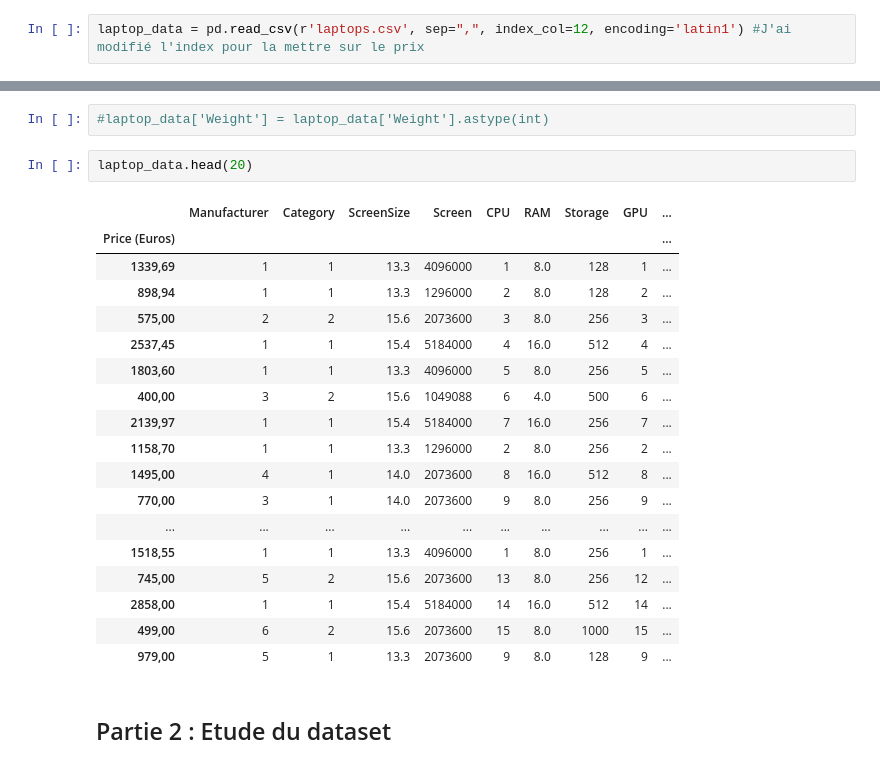
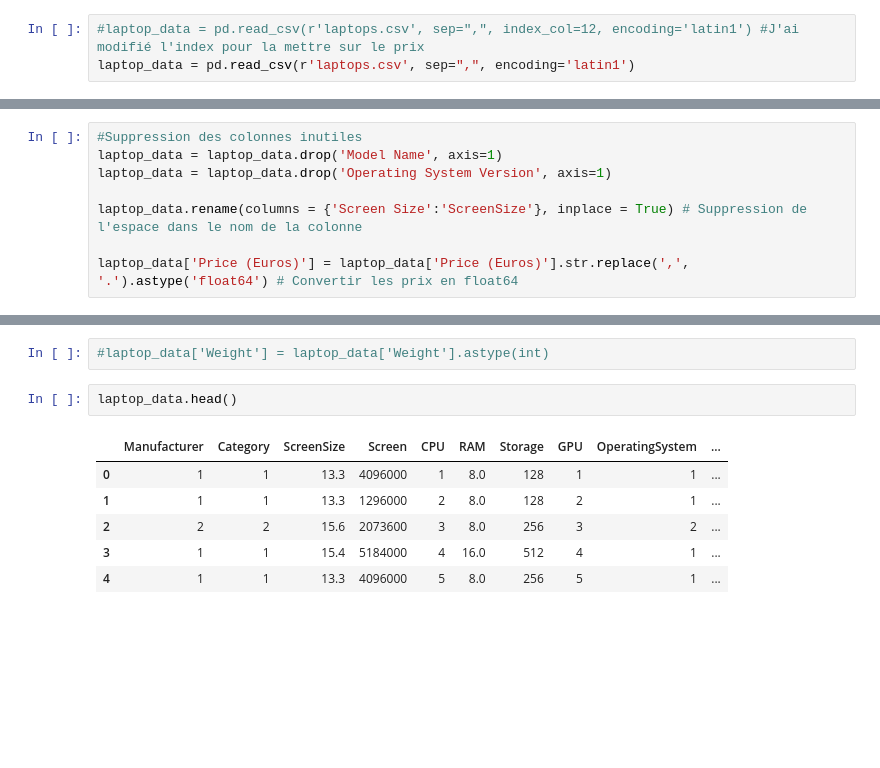
Before and after one commit to SnowZucc/Laptops-Data-Regression, a Jupyter notebook: data_analysis.ipynb, the cells around one changed output, grey strips where cells are left out. Saved outputs shown, nothing was run; the diff lists cells and outputs as text; blank space fills up the shorter version.

Commit message:
Reorganization & beggining of data analysis

```diff
--- a/data_analysis.ipynb
+++ b/data_analysis.ipynb
@@ -12,4 +12,5 @@ import re #Module expressions régulières pour modifier certaines colones
 # %% [markdown]
 ### Ouverture
 # %%
-laptop_data = pd.read_csv(r'laptops.csv', sep=",", index_col=12, encoding='latin1') #J'ai modifié l'index pour la mettre sur le prix
+#laptop_data = pd.read_csv(r'laptops.csv', sep=",", index_col=12, encoding='latin1') #J'ai modifié l'index pour la mettre sur le prix
+laptop_data = pd.read_csv(r'laptops.csv', sep=",", encoding='latin1')
@@ -16,3 +19,11 @@ laptop_data = pd.read_csv(r'laptops.csv', sep=",", index_col=12, encoding='latin
+# %%
+#Suppression des colonnes inutiles
+laptop_data = laptop_data.drop('Model Name', axis=1)
+laptop_data = laptop_data.drop('Operating System Version', axis=1)
+
+laptop_data.rename(columns = {'Screen Size':'ScreenSize'}, inplace = True) # Suppression de l'espace dans le nom de la colonne
+
+laptop_data['Price (Euros)'] = laptop_data['Price (Euros)'].str.replace(',', '.').astype('float64') # Convertir les prix en float64
 # %%
 laptop_data.head()
 # %% [output]
@@ -244,25 +300,11 @@ laptop_data[' Storage'] = laptop_data[' Storage'].replace(Storage_mapping)
 # %%
 #laptop_data['Weight'] = laptop_data['Weight'].astype(int)
 # %%
-laptop_data.head(20)
+laptop_data.head()
 # %% [output]
-|  | Manufacturer | Category | ScreenSize | Screen | CPU | RAM | Storage | GPU | ... |
-| Price (Euros) |  |  |  |  |  |  |  |  | ... |
-| 1339,69 | 1 | 1 | 13.3 | 4096000 | 1 | 8.0 | 128 | 1 | ... |
-| 898,94 | 1 | 1 | 13.3 | 1296000 | 2 | 8.0 | 128 | 2 | ... |
-| 575,00 | 2 | 2 | 15.6 | 2073600 | 3 | 8.0 | 256 | 3 | ... |
-| 2537,45 | 1 | 1 | 15.4 | 5184000 | 4 | 16.0 | 512 | 4 | ... |
-| 1803,60 | 1 | 1 | 13.3 | 4096000 | 5 | 8.0 | 256 | 5 | ... |
-| 400,00 | 3 | 2 | 15.6 | 1049088 | 6 | 4.0 | 500 | 6 | ... |
-| 2139,97 | 1 | 1 | 15.4 | 5184000 | 7 | 16.0 | 256 | 7 | ... |
-| 1158,70 | 1 | 1 | 13.3 | 1296000 | 2 | 8.0 | 256 | 2 | ... |
-| 1495,00 | 4 | 1 | 14.0 | 2073600 | 8 | 16.0 | 512 | 8 | ... |
-| 770,00 | 3 | 1 | 14.0 | 2073600 | 9 | 8.0 | 256 | 9 | ... |
-| ... | ... | ... | ... | ... | ... | ... | ... | ... | ... |
-| 1518,55 | 1 | 1 | 13.3 | 4096000 | 1 | 8.0 | 256 | 1 | ... |
-| 745,00 | 5 | 2 | 15.6 | 2073600 | 13 | 8.0 | 256 | 12 | ... |
-| 2858,00 | 1 | 1 | 15.4 | 5184000 | 14 | 16.0 | 512 | 14 | ... |
-| 499,00 | 6 | 2 | 15.6 | 2073600 | 15 | 8.0 | 1000 | 15 | ... |
-| 979,00 | 5 | 1 | 13.3 | 2073600 | 9 | 8.0 | 128 | 9 | ... |
+|  | Manufacturer | Category | ScreenSize | Screen | CPU | RAM | Storage | GPU | OperatingSystem | ... |
+| 0 | 1 | 1 | 13.3 | 4096000 | 1 | 8.0 | 128 | 1 | 1 | ... |
+| 1 | 1 | 1 | 13.3 | 1296000 | 2 | 8.0 | 128 | 2 | 1 | ... |
+| 2 | 2 | 2 | 15.6 | 2073600 | 3 | 8.0 | 256 | 3 | 2 | ... |
+| 3 | 1 | 1 | 15.4 | 5184000 | 4 | 16.0 | 512 | 4 | 1 | ... |
+| 4 | 1 | 1 | 13.3 | 4096000 | 5 | 8.0 | 256 | 5 | 1 | ... |
-# %% [markdown]
-## Partie 2 : Etude du dataset
```
Also changed, not shown: parts of 17 cells of this notebook.
